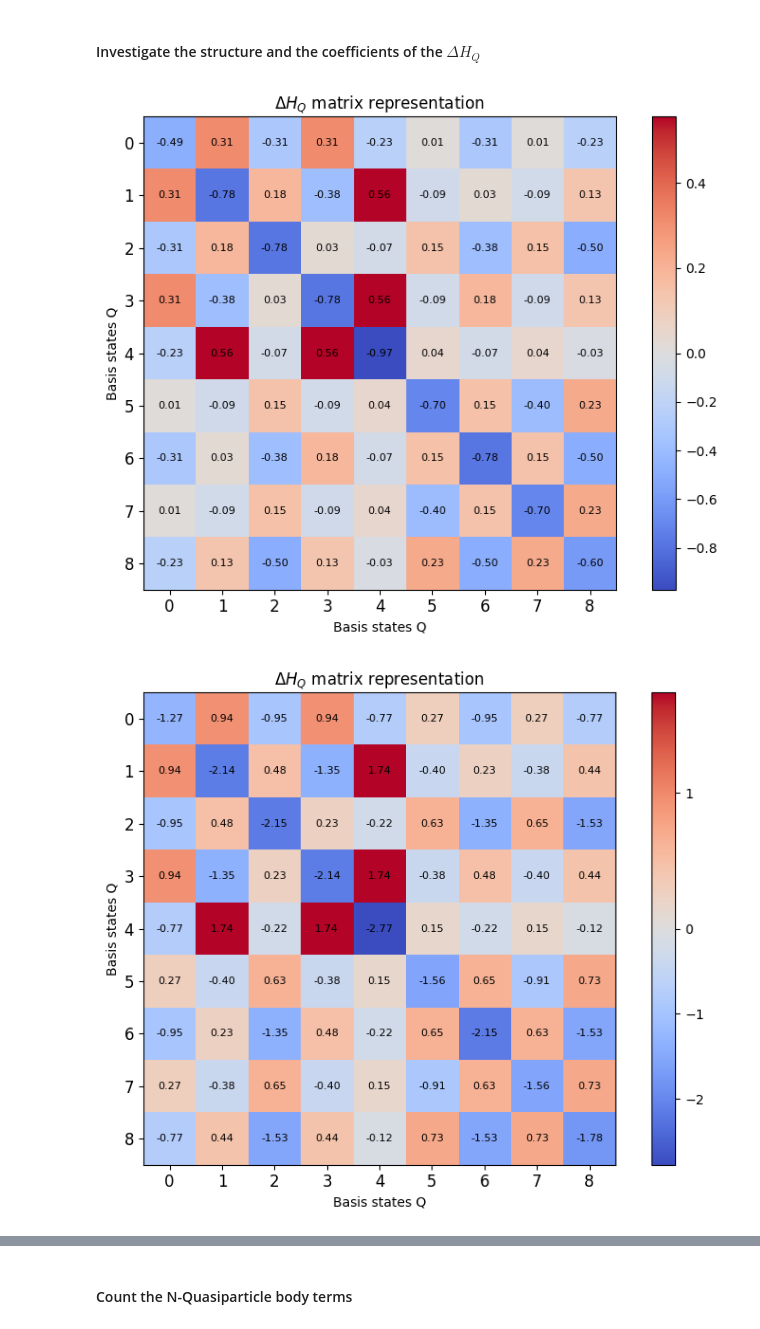
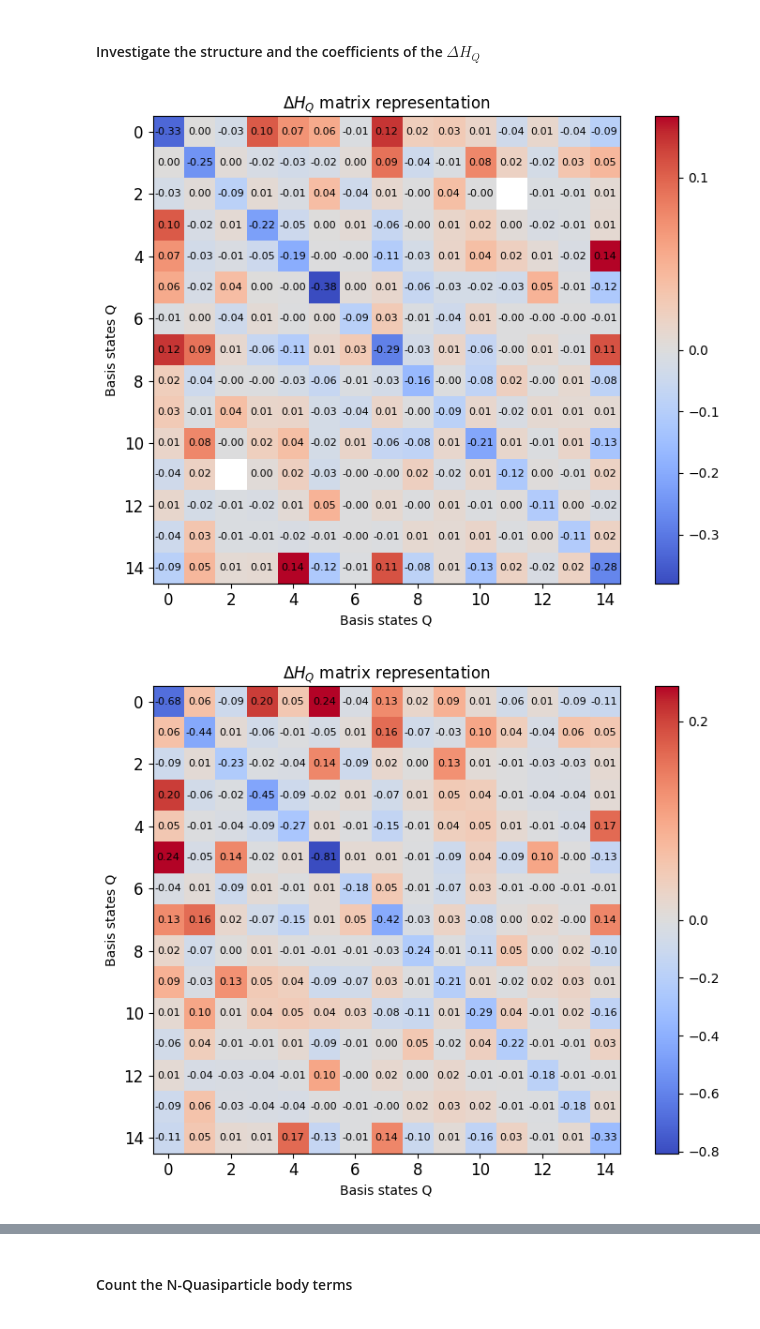
Before and after one commit to emacosta95/3rdQA4NSM, a Jupyter notebook: BrillouinWignerAnalysis.ipynb, the cells around one changed output, grey strips where cells are left out. Saved outputs shown, nothing was run; the diff lists cells and outputs as text; code cells hidden in the pictures.

Commit message:
implement the brillouin wigner method with the exact H_rr hamiltonian and also the mean field approximation

```diff
--- a/BrillouinWignerAnalysis.ipynb
+++ b/BrillouinWignerAnalysis.ipynb
@@ -25,0 +28,5 @@ from NSMFermions.utils_quasiparticle_approximation import QuasiParticlesConverte
+# %%
+file_name='data/usdb.nat' #select the file with the single particle energies and two-body matrix elements
+# initialize the class that handles single particle states
+# load the twobody matrix as a dictionary
+twobody_matrix,energies=get_twobody_nuclearshell_model(file_name=file_name)
@@ -26,14 +35,11 @@ from NSMFermions.utils_quasiparticle_approximation import QuasiParticlesConverte
 # %%
-file_name='data/cki' #select the file with the single particle energies and two-body matrix elements
-# initialize the class that handles single particle states
+
 SPS=SingleParticleState(file_name=file_name)
 # set the number of particles
-nparticles_a=4
-nparticles_b=2
+nparticles_a=2
+nparticles_b=10
 # get the dimension of each single particle basis
 size_a=SPS.energies.shape[0]//2
 size_b=SPS.energies.shape[0]//2
 # name of the nucleus
-title=r'$^{10}$Be'
-# load the twobody matrix as a dictionary
-twobody_matrix,energies=get_twobody_nuclearshell_model(file_name=file_name)
+title=r'$^{28}$Ne'
@@ -51,7 +55,7 @@ NSMHamiltonian.get_twobody_interaction_optimized(twobody_matrix)
 # compute the matrix representation of the hamiltonian
 NSMHamiltonian.get_hamiltonian()
 # compute eigenvectors and eigenvalues in the active configuration interaction
-eigvals_aci,eigvecs_aci=NSMHamiltonian.get_spectrum(n_states=5)
+eigvals_aci,eigvecs_aci=NSMHamiltonian.get_spectrum(n_states=3)
 
 print(eigvals_aci)
 
@@ -163,7 +167,7 @@ Number of non quasiaparticle two-body matrix elements: 0.9044943820224719
 Now we adopt the Brillouin Wigner Method for the ground state. We want to explore the convergence and the contribution of each perturbative term.
 # %%
 target_eigenvalue=0
-nsteps_iteration=30
+nsteps_iteration=20
 # start computing all the correction terms necessary for the Brillouin-Wigner perturbation theory
 
 
@@ -176,19 +180,19 @@ approximations=[]
 single_term = hamiltonian_rq  # Start with initial term
 for i in trange(nsteps_iteration):
     if i > 0:
-        diagonal_rr=scipy.sparse.diags(hamiltonian_rr.diagonal())
         ########################################################################## GET THIS
-        single_term =diagonal_rr @ single_term  # Efficient update
+        #diagonal_rr=scipy.sparse.diags(hamiltonian_rr.diagonal())
+        #single_term =diagonal_rr @ single_term  # Efficient update
         ################################################################
         # INSTEAD OF DIRECTLY
-        # single_term =hamiltonian_rr @ single_term  # Efficient update
+        single_term =hamiltonian_rr @ single_term  # Efficient update
     update=(hamiltonian_qr @ single_term)
 
     approximations.append(update)  # Store result
 
-history_errors_exact=[]
-interaction_terms=[]
-infidelities=[]
+history_errors_full_brillouinwigner_method=[]
+interaction_terms_full_brillouinwigner_method=[]
+infidelities_full_brillouinwigner_method=[]
 for i in trange(nsteps_iteration):
 
     tot_hamiltonian=hamiltonian_qq
@@ -204,12 +208,12 @@ for i in trange(nsteps_iteration):
         ###################################################################
         # INSTEAD OF DIRECTLY
         delta_hamiltonian=delta_hamiltonian+approximations[j]/e**(j+1)
-    interaction_terms.append(delta_hamiltonian)
+    interaction_terms_full_brillouinwigner_method.append(delta_hamiltonian)
     values,psiq_orderi=eigsh(hamiltonian_qq+delta_hamiltonian,k=1)
     e=values[0]
     fidelity=np.abs(np.vdot(psiq_order0,psiq_orderi))**2
-    infidelities.append(1-fidelity)
-    print(e)
-    print(np.abs((e-eigvals_aci[target_eigenvalue])/eigvals_aci[target_eigenvalue]),'index=',i)
-    history_errors_exact.append(np.abs((e-eigvals_aci[target_eigenvalue])/eigvals_aci[target_eigenvalue]))
+    infidelities_full_brillouinwigner_method.append(1-fidelity)
+    history_errors_full_brillouinwigner_method.append(np.abs((e-eigvals_aci[target_eigenvalue])/eigvals_aci[target_eigenvalue]))
+print(e)
+print(np.abs((e-eigvals_aci[target_eigenvalue])/eigvals_aci[target_eigenvalue]),'index=',i)
 # %% [output]
@@ -261,7 +422,7 @@ import numpy as np
 import matplotlib.pyplot as plt
 from matplotlib.colors import TwoSlopeNorm
 
-for idx,delta_hamiltonian in enumerate(interaction_terms[1:]):
+for idx,delta_hamiltonian in enumerate(interaction_terms_full_brillouinwigner_method[1:]):
 
     if idx % 5 ==0:
         plt.figure(figsize=(8,6))
@@ -273,32 +434,32 @@ for idx,delta_hamiltonian in enumerate(interaction_terms[1:]):
         # colormap + normalization
         cmap = plt.cm.coolwarm
         cmap.set_bad(color='white')
         norm = TwoSlopeNorm(vmin=H.min(), vcenter=0, vmax=H.max())
 
         # plot
         im = plt.imshow(H_masked, cmap=cmap, norm=norm)
 
         # single colorbar
         plt.colorbar(im)
 
         # --- Add numbers on top of cells ---
         nrows, ncols = H.shape
         for i in range(nrows):
             for j in range(ncols):
                 if H[i, j] != 0:   # skip zeros
                     plt.text(
                         j, i, f"{H[i, j]:.2f}",        # number with 2 decimals
                         ha="center", va="center",
                         color="black", fontsize=8      # adjust readability
                     )
 
         plt.tick_params(axis='both', which='major', labelsize=12)
         plt.xlabel('Basis states Q')
         plt.ylabel('Basis states Q')
         plt.title(r'$\Delta H_Q$ matrix representation')
 
         plt.tight_layout()
         plt.show()
 # %% [output]
-[figure, old version]
+[figure, new version]
-[figure, old version]
+[figure, new version]
```
Also changed, not shown: parts of 38 cells of this notebook.
